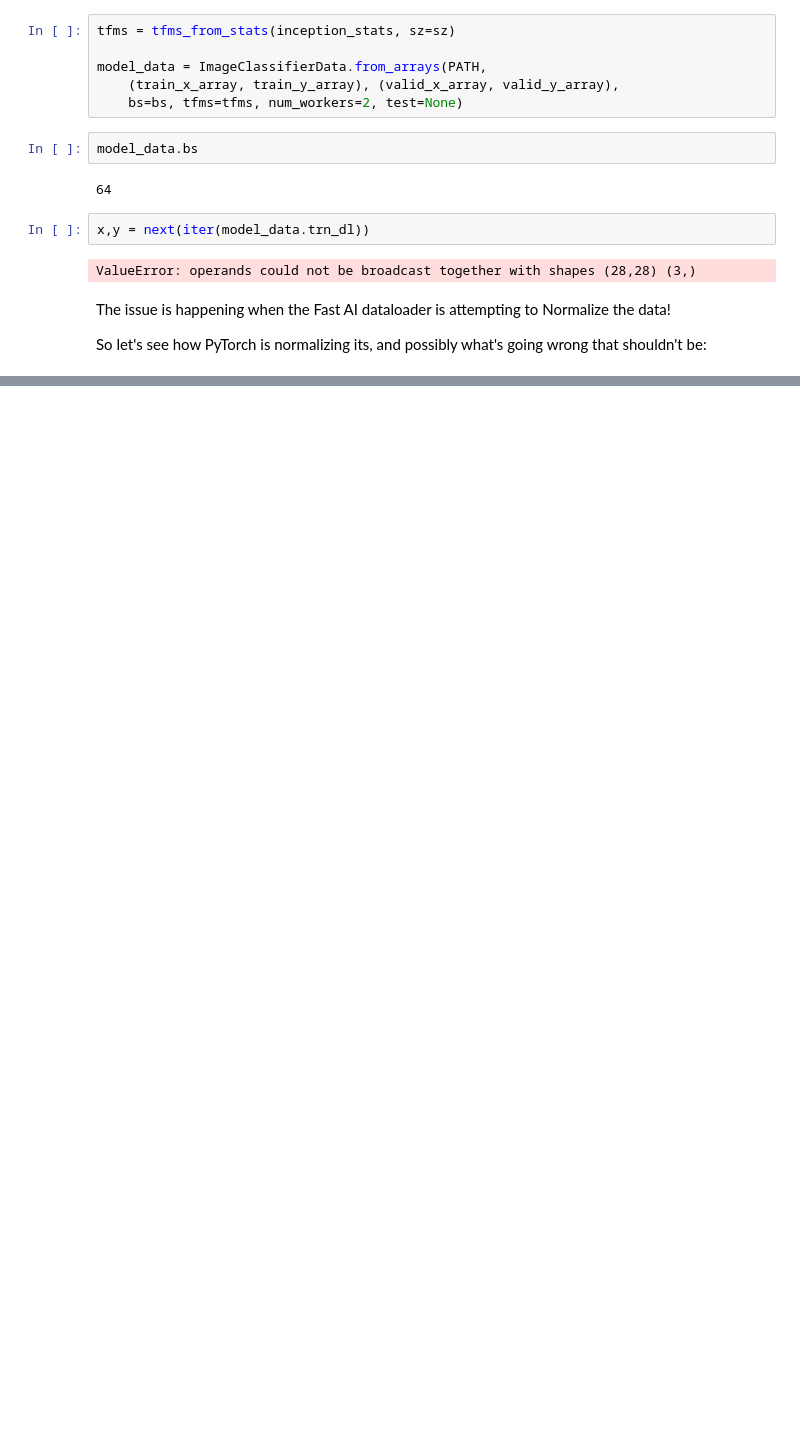
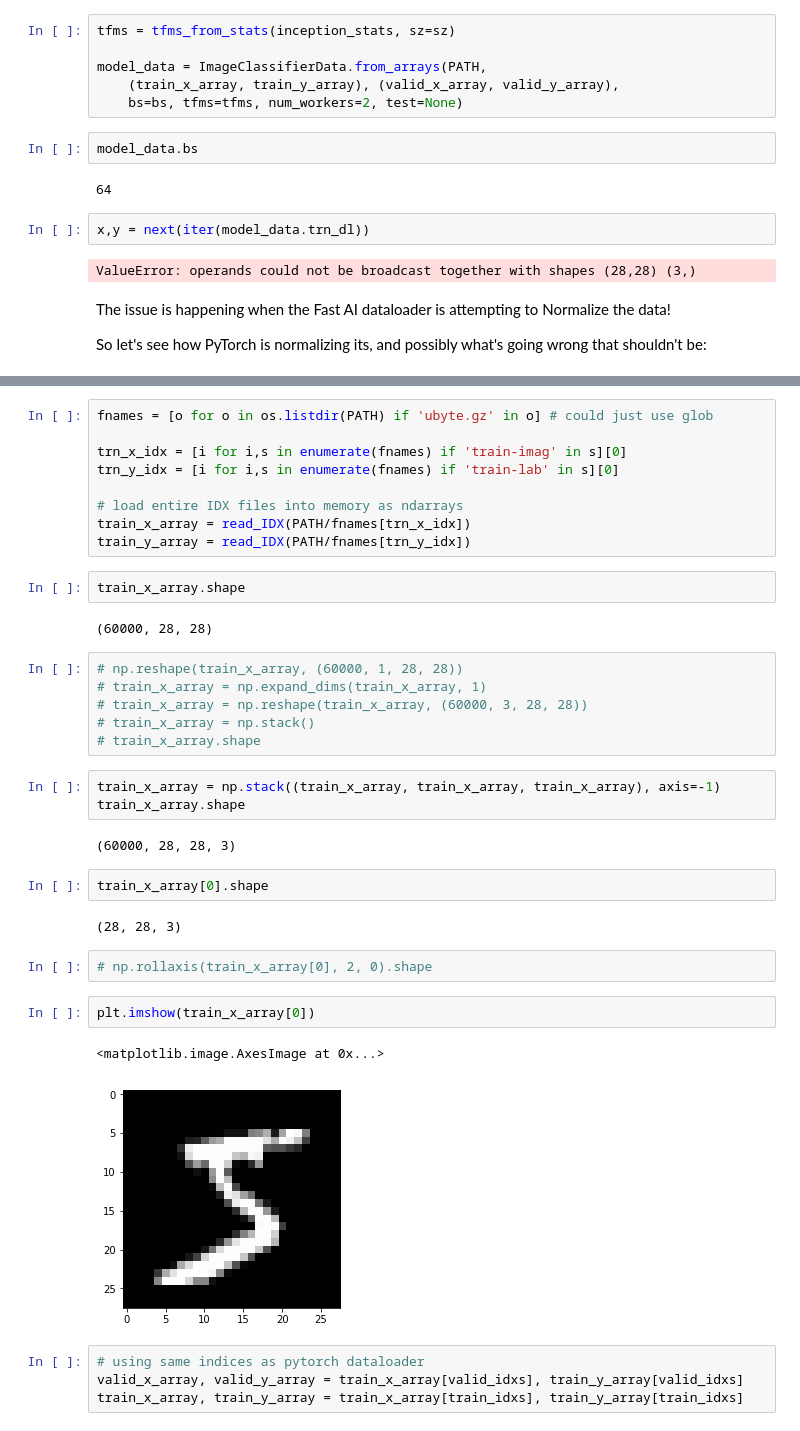
Before and after one commit to WNoxchi/deeplearningstudy, a Jupyter notebook: research/mnist-dataloader-issue.ipynb, the cells around one changed output, grey strips where cells are left out. Drawn from its saved outputs; the diff is of its cells as text; blank space fills up the shorter version.

Commit message:
Solved Dataloader + Tensor Broadcasting issues + Arch inp-channel issue

```diff
--- a/research/mnist-dataloader-issue.ipynb
+++ b/research/mnist-dataloader-issue.ipynb
@@ -320,0 +319,39 @@ NameError: name 'Error' is not defined
+# %%
+fnames = [o for o in os.listdir(PATH) if 'ubyte.gz' in o] # could just use glob
+
+trn_x_idx = [i for i,s in enumerate(fnames) if 'train-imag' in s][0]
+trn_y_idx = [i for i,s in enumerate(fnames) if 'train-lab' in s][0]
+
+# load entire IDX files into memory as ndarrays
+train_x_array = read_IDX(PATH/fnames[trn_x_idx])
+train_y_array = read_IDX(PATH/fnames[trn_y_idx])
+# %%
+train_x_array.shape
+# %% [output]
+(60000, 28, 28)
+# %%
+# np.reshape(train_x_array, (60000, 1, 28, 28))
+# train_x_array = np.expand_dims(train_x_array, 1)
+# train_x_array = np.reshape(train_x_array, (60000, 3, 28, 28))
+# train_x_array = np.stack()
+# train_x_array.shape
+# %%
+train_x_array = np.stack((train_x_array, train_x_array, train_x_array), axis=-1)
+train_x_array.shape
+# %% [output]
+(60000, 28, 28, 3)
+# %%
+train_x_array[0].shape
+# %% [output]
+(28, 28, 3)
+# %%
+# np.rollaxis(train_x_array[0], 2, 0).shape
+# %%
+plt.imshow(train_x_array[0])
+# %% [output]
+<matplotlib.image.AxesImage at 0x...>
+[figure, added]
+# %%
+# using same indices as pytorch dataloader
+valid_x_array, valid_y_array = train_x_array[valid_idxs], train_y_array[valid_idxs]
+train_x_array, train_y_array = train_x_array[train_idxs], train_y_array[train_idxs]
```
Also changed, not shown: parts of 99 cells of this notebook, 1 other file.
